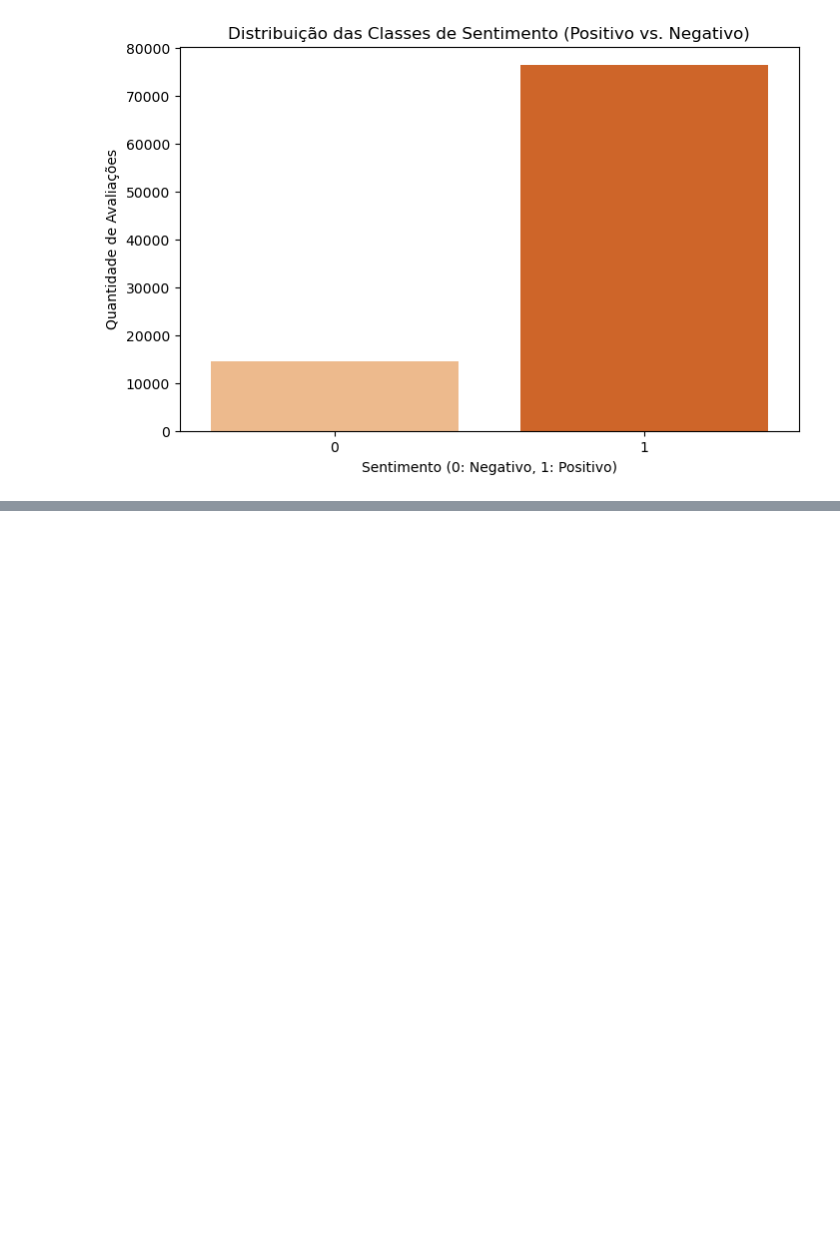
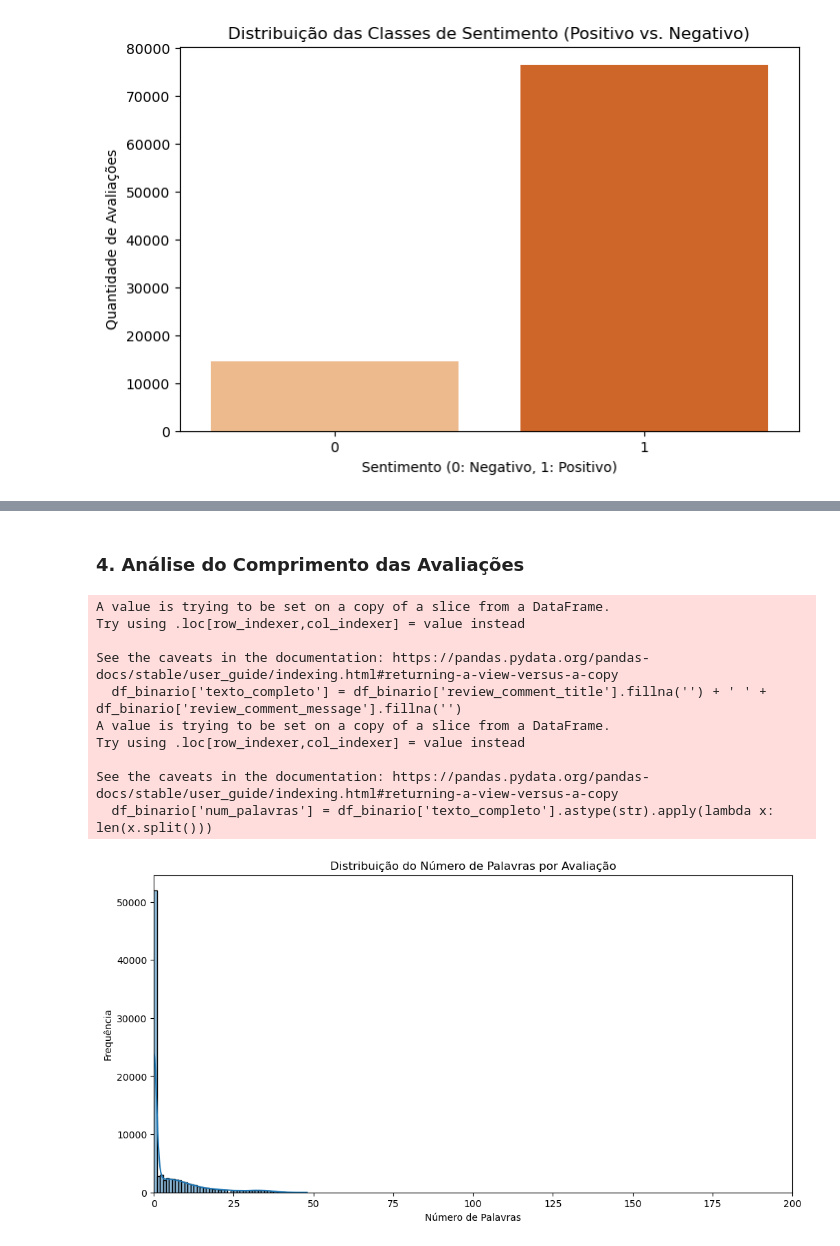
Before and after one commit to decobeto/pos-inteligencia-artificial-e-aprendizado-de-maquina, a Jupyter notebook: analise_e_exploracao_dos_dados.ipynb, the cells around one changed output, grey strips where cells are left out. Cells and saved outputs as stored; diff of their text form; code cells hidden in the pictures; blank space fills up the shorter version.

```diff
--- a/analise_e_exploracao_dos_dados.ipynb
+++ b/analise_e_exploracao_dos_dados.ipynb
@@ -40,0 +75,27 @@ See the caveats in the documentation: https://pandas.pydata.org/pandas-docs/stab
+# %% [markdown]
+### 4. Análise do Comprimento das Avaliações
+# %%
+df_binario['texto_completo'] = df_binario['review_comment_title'].fillna('') + ' ' + df_binario['review_comment_message'].fillna('')
+
+df_binario['num_palavras'] = df_binario['texto_completo'].astype(str).apply(lambda x: len(x.split()))
+
+# Plotando o histograma
+plt.figure(figsize=(12, 6))
+sns.histplot(data=df_binario, x='num_palavras', bins=50, kde=True)
+plt.title('Distribuição do Número de Palavras por Avaliação')
+plt.xlabel('Número de Palavras')
+plt.ylabel('Frequência')
+plt.xlim(0, 200)
+plt.show()
+# %% [output]
+A value is trying to be set on a copy of a slice from a DataFrame.
+Try using .loc[row_indexer,col_indexer] = value instead
+
+See the caveats in the documentation: https://pandas.pydata.org/pandas-docs/stable/user_guide/indexing.html#returning-a-view-versus-a-copy
+  df_binario['texto_completo'] = df_binario['review_comment_title'].fillna('') + ' ' + df_binario['review_comment_message'].fillna('')
+A value is trying to be set on a copy of a slice from a DataFrame.
+Try using .loc[row_indexer,col_indexer] = value instead
+
+See the caveats in the documentation: https://pandas.pydata.org/pandas-docs/stable/user_guide/indexing.html#returning-a-view-versus-a-copy
+  df_binario['num_palavras'] = df_binario['texto_completo'].astype(str).apply(lambda x: len(x.split()))
+[figure, added]
```
Also changed, not shown: parts of 31 cells of this notebook.
